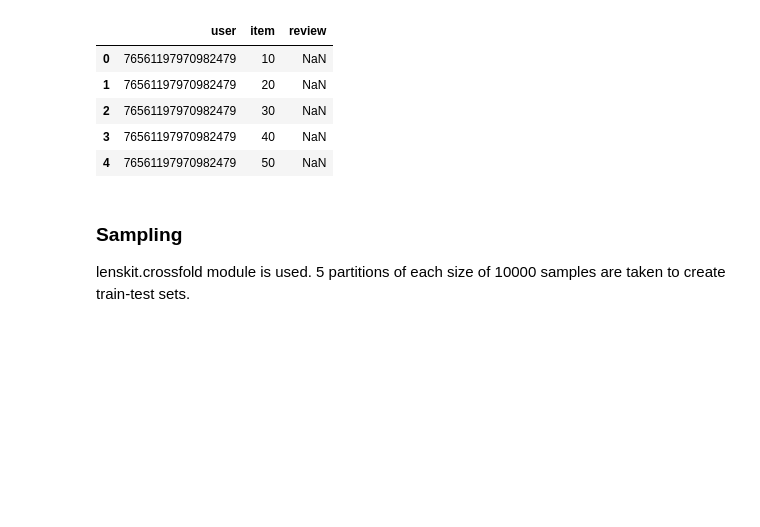
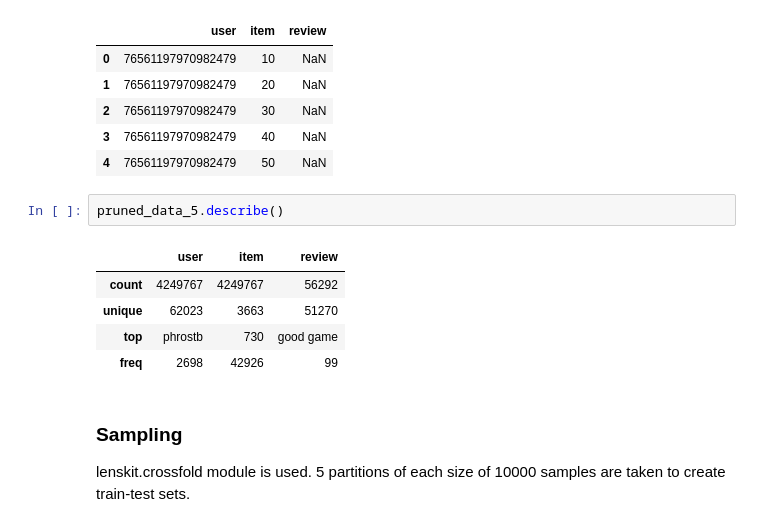
Before and after one commit to amprova/CompExam_Artifact, a Jupyter notebook: Recommendation and Evaluation.ipynb, the cells around one changed output. Cells and saved outputs as stored; diff of their text form; blank space fills up the shorter version.

```diff
--- a/Recommendation and Evaluation.ipynb
+++ b/Recommendation and Evaluation.ipynb
@@ -154,6 +154,14 @@ pruned_data_5.head()
 | 2 | 76561197970982479 | 30 | NaN |
 | 3 | 76561197970982479 | 40 | NaN |
 | 4 | 76561197970982479 | 50 | NaN |
+# %%
+pruned_data_5.describe()
+# %% [output]
+|  | user | item | review |
+| count | 4249767 | 4249767 | 56292 |
+| unique | 62023 | 3663 | 51270 |
+| top | phrostb | 730 | good game |
+| freq | 2698 | 42926 | 99 |
 # %% [markdown]
 ### Sampling
 lenskit.crossfold module is used. 5 partitions of each size of 10000 samples are taken to create train-test sets.
```
Also changed, not shown: parts of 2 cells of this notebook.
